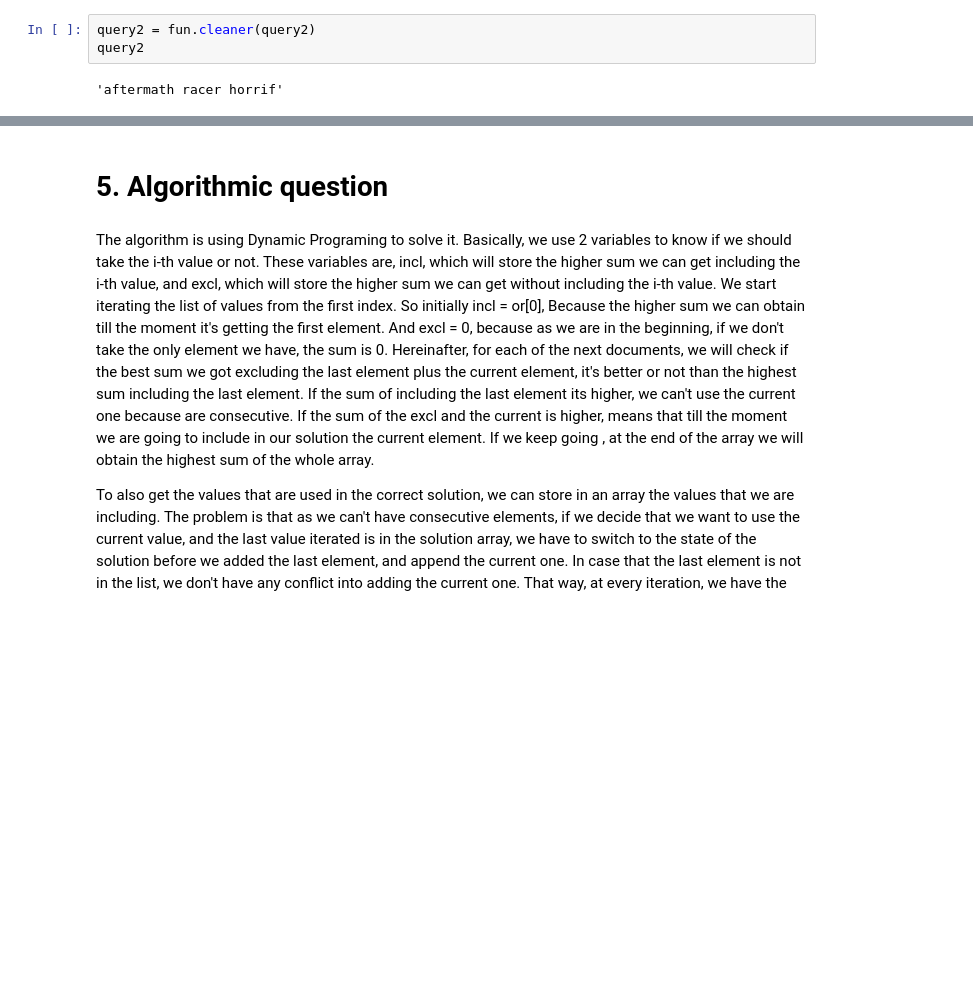
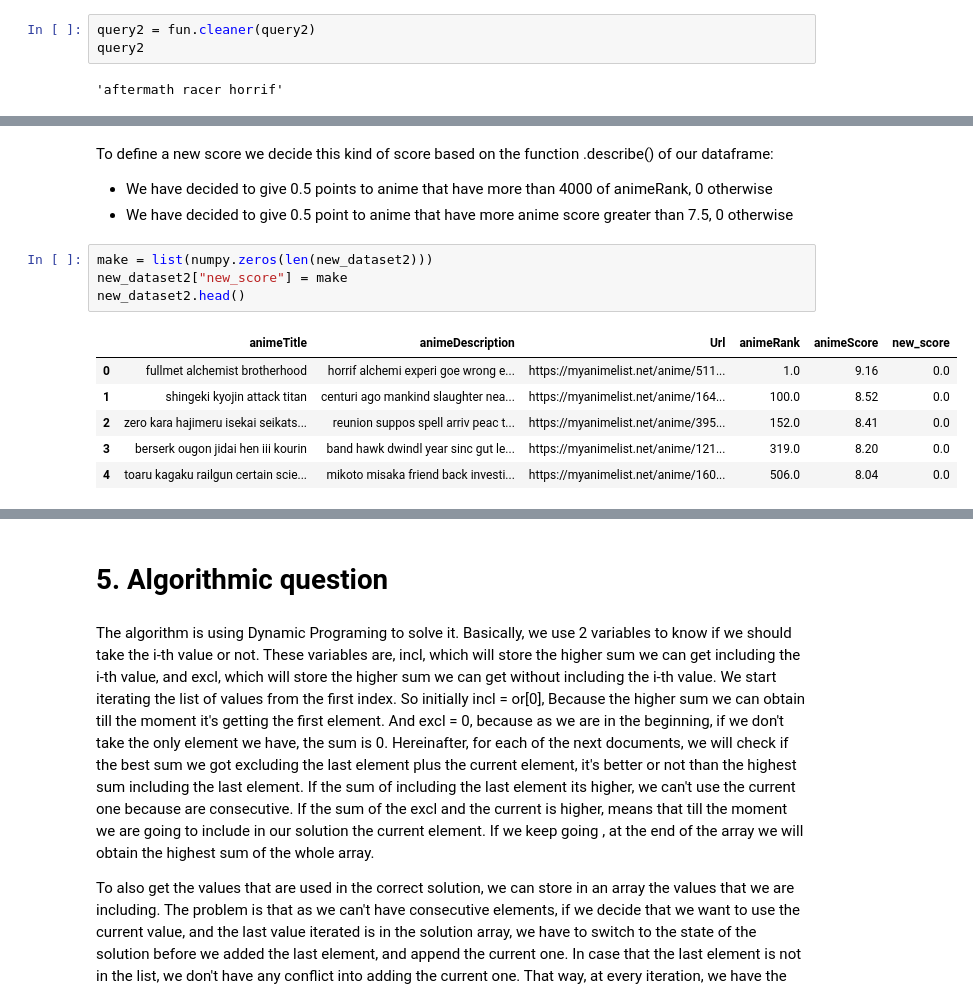
Before and after one commit to michele1783/ADM-HW3, a Jupyter notebook: Homework.ipynb, the cells around one changed output, grey strips where cells are left out. Saved outputs shown, nothing was run; the diff lists cells and outputs as text; blank space fills up the shorter version.

```diff
--- a/Homework.ipynb
+++ b/Homework.ipynb
@@ -352,0 +339,16 @@ fun.Search1(query2, vocabulary2, data1, inv_lst3)
+# %% [markdown]
+To define a new score we decide this kind of score based on the function .describe() of our dataframe:
+
+- We have decided to give 0.5 points to anime that have more than 4000 of animeRank, 0 otherwise
+- We have decided to give 0.5 point to anime that have more anime score greater than 7.5, 0 otherwise
+# %%
+make = list(numpy.zeros(len(new_dataset2)))
+new_dataset2["new_score"] = make
+new_dataset2.head()
+# %% [output]
+|  | animeTitle | animeDescription | Url | animeRank | animeScore | new_score |
+| 0 | fullmet alchemist brotherhood | horrif alchemi experi goe wrong e... | https://myanimelist.net/anime/511... | 1.0 | 9.16 | 0.0 |
+| 1 | shingeki kyojin attack titan | centuri ago mankind slaughter nea... | https://myanimelist.net/anime/164... | 100.0 | 8.52 | 0.0 |
+| 2 | zero kara hajimeru isekai seikats... | reunion suppos spell arriv peac t... | https://myanimelist.net/anime/395... | 152.0 | 8.41 | 0.0 |
+| 3 | berserk ougon jidai hen iii kourin | band hawk dwindl year sinc gut le... | https://myanimelist.net/anime/121... | 319.0 | 8.20 | 0.0 |
+| 4 | toaru kagaku railgun certain scie... | mikoto misaka friend back investi... | https://myanimelist.net/anime/160... | 506.0 | 8.04 | 0.0 |
```
Also changed, not shown: parts of 8 cells of this notebook.
